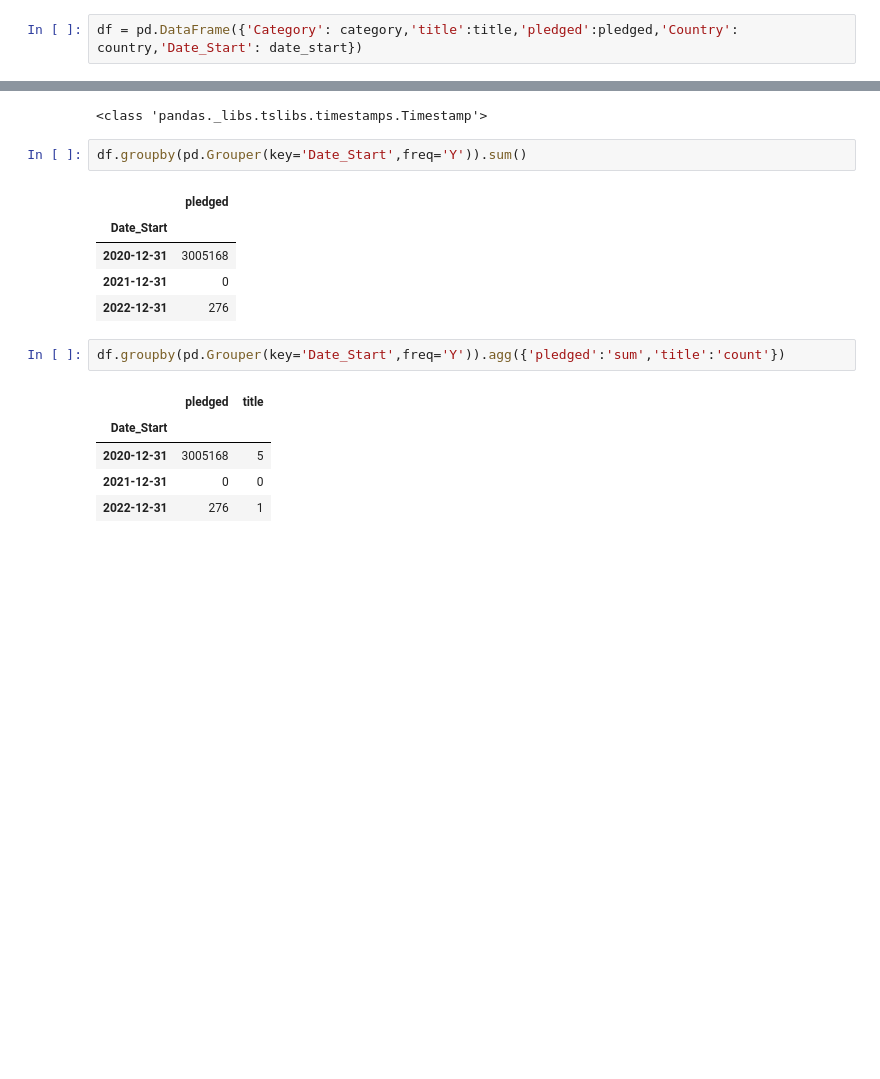
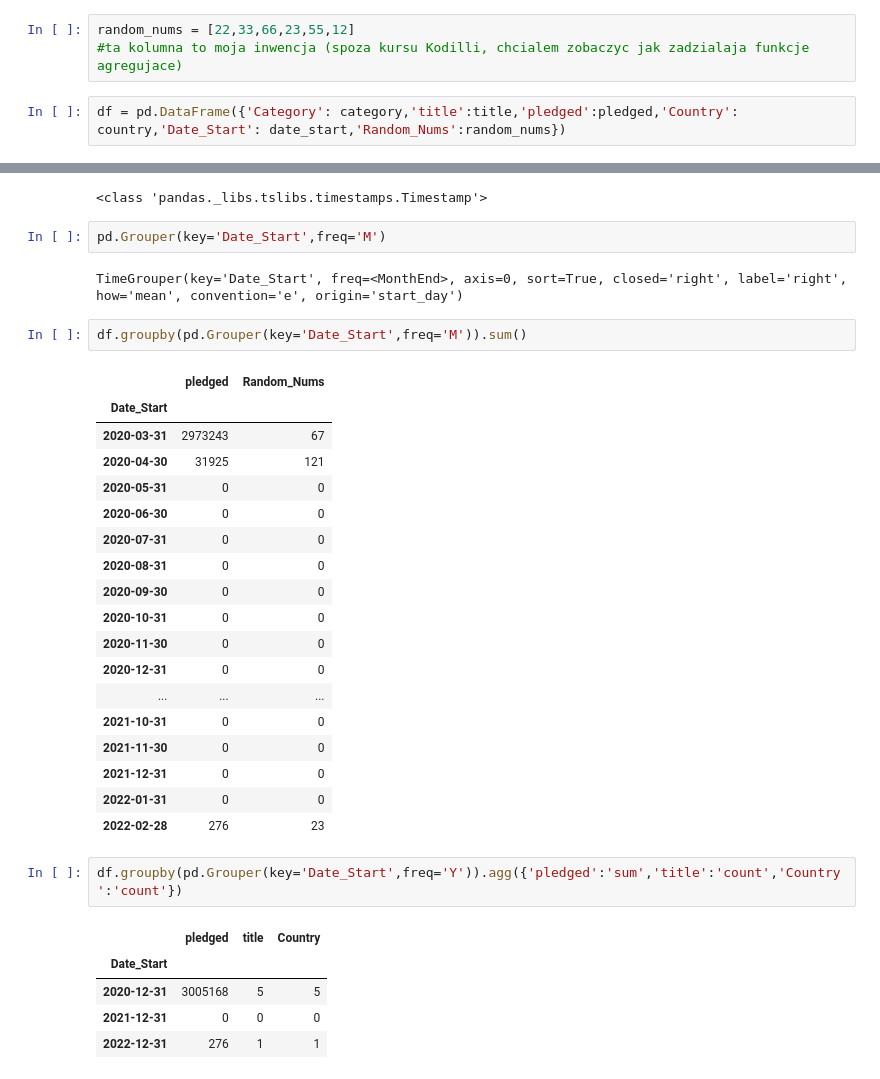
Before and after one commit to damians1982/somepandas, a Jupyter notebook: group_by.ipynb, the cells around one changed output, grey strips where cells are left out. Drawn from its saved outputs; the diff is of its cells as text; blank space fills up the shorter version.

```diff
--- a/group_by.ipynb
+++ b/group_by.ipynb
@@ -13,8 +13,11 @@ pledged = [92774,2873519,7962,276,23963,6950]
 country = ['UK','USA','Poland','Bulgaria','USA','UK']
 # %%
 date_start = ['2020-03-21','2020-03-11','2020-04-16','2022-02-09','2020-04-10','2020-03-19']
+# %%
+random_nums = [22,33,66,23,55,12]
+#ta kolumna to moja inwencja (spoza kursu Kodilli, chcialem zobaczyc jak zadzialaja funkcje agregujace)
 # %%
-df = pd.DataFrame({'Category': category,'title':title,'pledged':pledged,'Country': country,'Date_Start': date_start})
+df = pd.DataFrame({'Category': category,'title':title,'pledged':pledged,'Country': country,'Date_Start': date_start,'Random_Nums':random_nums})
 # %%
 df
 # %% [output]
@@ -72,22 +75,39 @@ print(type(df['Date_Start'][0]))
 #tutaj nasza data zostala zamieniona
 # %% [output]
 <class 'pandas._libs.tslibs.timestamps.Timestamp'>
+# %%
+pd.Grouper(key='Date_Start',freq='M')
+# %% [output]
+TimeGrouper(key='Date_Start', freq=<MonthEnd>, axis=0, sort=True, closed='right', label='right', how='mean', convention='e', origin='start_day')
 # %%
-df.groupby(pd.Grouper(key='Date_Start',freq='Y')).sum()
+df.groupby(pd.Grouper(key='Date_Start',freq='M')).sum()
 # %% [output]
-|  | pledged |
-| Date_Start |  |
-| 2020-12-31 | 3005168 |
-| 2021-12-31 | 0 |
-| 2022-12-31 | 276 |
+|  | pledged | Random_Nums |
+| Date_Start |  |  |
+| 2020-03-31 | 2973243 | 67 |
+| 2020-04-30 | 31925 | 121 |
+| 2020-05-31 | 0 | 0 |
+| 2020-06-30 | 0 | 0 |
+| 2020-07-31 | 0 | 0 |
+| 2020-08-31 | 0 | 0 |
+| 2020-09-30 | 0 | 0 |
+| 2020-10-31 | 0 | 0 |
+| 2020-11-30 | 0 | 0 |
+| 2020-12-31 | 0 | 0 |
+| ... | ... | ... |
+| 2021-10-31 | 0 | 0 |
+| 2021-11-30 | 0 | 0 |
+| 2021-12-31 | 0 | 0 |
+| 2022-01-31 | 0 | 0 |
+| 2022-02-28 | 276 | 23 |
 # %%
-df.groupby(pd.Grouper(key='Date_Start',freq='Y')).agg({'pledged':'sum','title':'count'})
+df.groupby(pd.Grouper(key='Date_Start',freq='Y')).agg({'pledged':'sum','title':'count','Country':'count'})
 # %% [output]
-|  | pledged | title |
-| Date_Start |  |  |
-| 2020-12-31 | 3005168 | 5 |
-| 2021-12-31 | 0 | 0 |
-| 2022-12-31 | 276 | 1 |
+|  | pledged | title | Country |
+| Date_Start |  |  |  |
+| 2020-12-31 | 3005168 | 5 | 5 |
+| 2021-12-31 | 0 | 0 | 0 |
+| 2022-12-31 | 276 | 1 | 1 |
 # %%
 df.groupby(['Country','Category']).sum()
 # %% [output]
```
Also changed, not shown: parts of 6 cells of this notebook, 3 other files.
